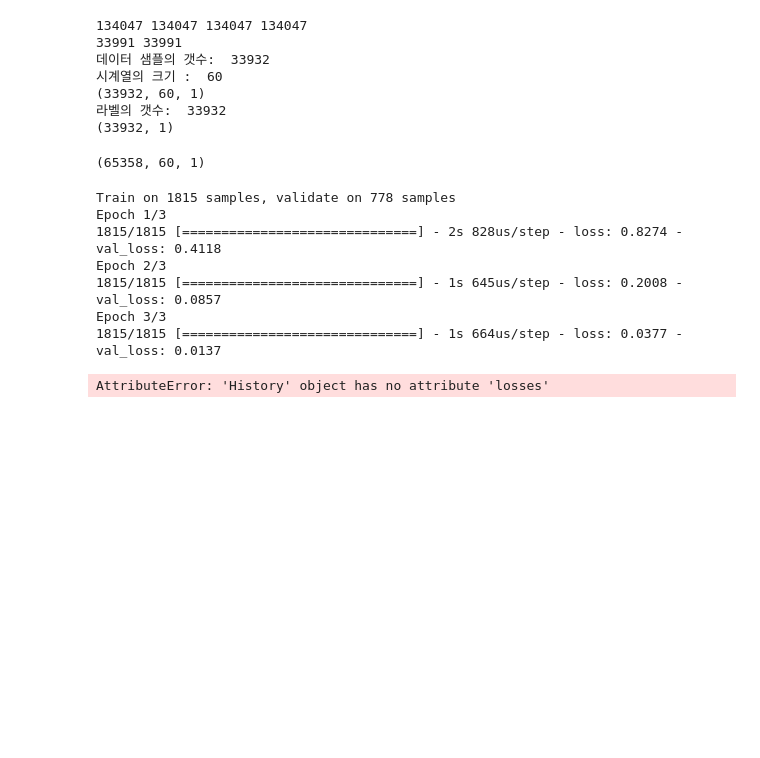
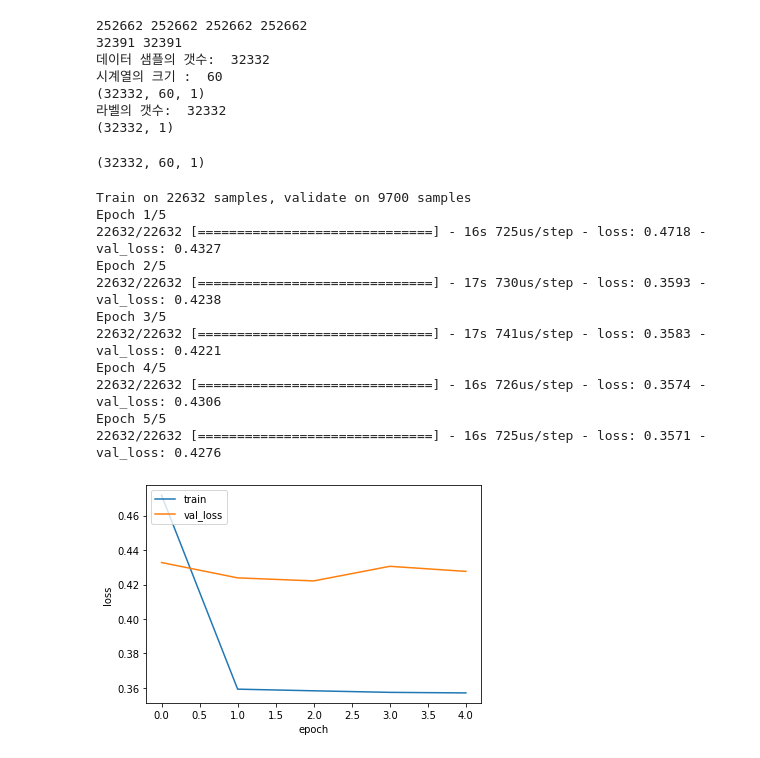
Before and after one commit to yunhacho/jupyterNotebook, a Jupyter notebook: preprocessing_dartrader.ipynb, the cells around one changed output. Cells and saved outputs as stored; diff of their text form; code cells hidden in the pictures; blank space fills up the shorter version.

```diff
--- a/preprocessing_dartrader.ipynb
+++ b/preprocessing_dartrader.ipynb
@@ -1,15 +3,11 @@
 # %%
-#HyperParameters
-
 input_dim = 1 #입력하는 feature 개수
-#time_interval = 8 #minute. n분 마다 n분 누적 신호 발생. 혹은 lstm cell에서 시계열의 갯수
-min_transaction_amount = 5000000 # 100만원 미만이면 리시버에서 버퍼로 데이터 안보내게끔.
+min_transaction_amount = 10000000 # 100만원 미만이면 리시버에서 버퍼로 데이터 안보내게끔.
 n_cell = 32 # LSTM셀의 개수
-n_labels = 4 #모델의 결과 값 라벨 수 e.g. n=4, 라벨이 강하락, 약하락, 약상승, 강상승 신호 발생.
 seq_length = 60 # 모델이 참고 할 이전 분봉의 개수. LSTM/RNN에서
 lr = 0.003 # 학습률
 keep_prob = 1.0 #dropout rate
 n_stacked_layers = 1 # 모델의 레이어 개수
-n_epochs = 3 # 학습횟수. 얼리스타핑 넣을까말까
+n_epochs = 5 # 학습횟수. 얼리스타핑 넣을까말까
 n_batch_size = 32 #학습 배치 사이즈
 model_path = None
@@ -65,7 +31,7 @@ rate_lst=[]
 label_lst=[]
 
 def func1():
-    file_name="20200604005930.txt"
+    file_name="./rawdata_concat.txt"
     in_file=open(file_name,"r") #file open
 
     in_str=in_file.read() #file read
@@ -188,17 +154,17 @@ xlsx_dir=os.path.join(base_dir,file_nm)
 
 df.to_excel(xlsx_dir)
 # %% [output]
-134047 134047 134047 134047
-33991 33991
-데이터 샘플의 갯수:  33932
+252662 252662 252662 252662
+32391 32391
+데이터 샘플의 갯수:  32332
 시계열의 크기 :  60
-(33932, 60, 1)
-라벨의 갯수:  33932
-(33932, 1)
+(32332, 60, 1)
+라벨의 갯수:  32332
+(32332, 1)
 # %%
 X_arr.shape
 # %% [output]
-(65358, 60, 1)
+(32332, 60, 1)
 # %%
 from keras import Sequential
 from keras.models import load_model
@@ -206,40 +172,36 @@ from keras.layers import Dense, Activation, LSTM
 # Model Training & Saving
 # 모델 생성 및 학습. 결과 저장
 
-"""모델 라벨값은 총 4개. 0,1,2,3 으로 라벨링하고
-0(강 하락)에 매도, 1(약 하락), 2(약 상승)에 홀드or관망, 3(강 상승)에 매수"""
-
 from keras import metrics
 
 model = Sequential()
 for i in range(n_stacked_layers):
     model.add(LSTM(n_cell, input_shape=(seq_length, input_dim), activation='sigmoid',weights=None))
 model.add(Dense(1, input_shape=(1,)))
-
-model.compile(loss='mse', optimizer='adam')
+loss = 'mae'
+optimizer='RMSprop'
+model.compile(loss=loss, optimizer=optimizer)
 #어떤 loss func, optimizer를 써야할지, 메트릭스를 써야할지 모르겠다. 일단 나중에 생각하기.
 history = model.fit(x = X_arr, y = Y_arr, epochs = n_epochs, validation_split=0.3)
 #밸리데이션셋은 이전 단계에서 햇음. 데이터를 트레인 테스트로 8:2로 나눈다음 8을
 #5.6 : 2.4로 트레인 : 밸릳 데이터로 나눔.
 
 #모델 저장
-model_path = f"./model_{datetime.datetime.now().strftime('%m%d_%H%M%S')}.h5"
+model_path = f"./model_{loss}_{optimizer}_{datetime.datetime.now().strftime('%H%M%S')}.h5"
 model.save(model_path)
-import matplotlib.pyplot as plt
-plt.plot(history.losses)
-plt.ylabel('loss')
-plt.xlabel('epoch')
-plt.legend(['train'], loc='upper left')
-plt.show()
+
 
 #model.evaluate()
 #model.save()
 # %% [output]
-Train on 1815 samples, validate on 778 samples
-Epoch 1/3
-1815/1815 [==============================] - 2s 828us/step - loss: 0.8274 - val_loss: 0.4118
-Epoch 2/3
-1815/1815 [==============================] - 1s 645us/step - loss: 0.2008 - val_loss: 0.0857
-Epoch 3/3
-1815/1815 [==============================] - 1s 664us/step - loss: 0.0377 - val_loss: 0.0137
+Train on 22632 samples, validate on 9700 samples
+Epoch 1/5
+22632/22632 [==============================] - 16s 725us/step - loss: 0.4718 - val_loss: 0.4327
+Epoch 2/5
+22632/22632 [==============================] - 17s 730us/step - loss: 0.3593 - val_loss: 0.4238
+Epoch 3/5
+22632/22632 [==============================] - 17s 741us/step - loss: 0.3583 - val_loss: 0.4221
+Epoch 4/5
+22632/22632 [==============================] - 16s 726us/step - loss: 0.3574 - val_loss: 0.4306
+Epoch 5/5
+22632/22632 [==============================] - 16s 725us/step - loss: 0.3571 - val_loss: 0.4276
-AttributeError: 'History' object has no attribute 'losses'
@@ -247,0 +208,10 @@ _ = model.predict(X_arr)
+# %%
+import matplotlib.pyplot as plt
+plt.plot(history.history['loss'])
+plt.plot(history.history['val_loss'])
+plt.ylabel('loss')
+plt.xlabel('epoch')
+plt.legend(['train','val_loss'], loc='upper left')
+plt.show()
+# %% [output]
+[figure, added]
```
Also changed, not shown: parts of 14 cells of this notebook, 19 other files.
